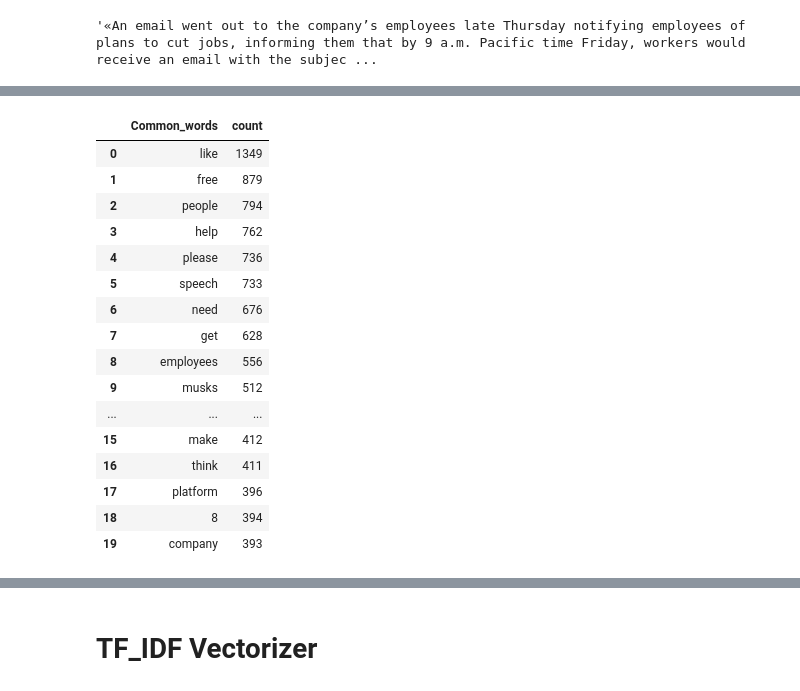
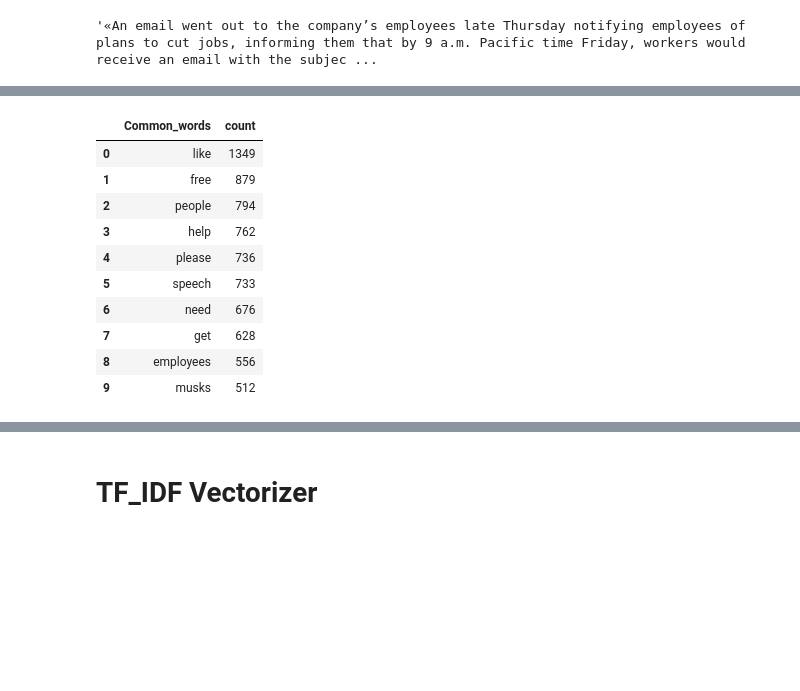
Before and after one commit to Milgha/NLP-FakeNews, a Jupyter notebook: Master_Notebook.ipynb, the cells around one changed output, grey strips where cells are left out. Saved outputs shown, nothing was run; the diff lists cells and outputs as text; code cells hidden in the pictures; blank space fills up the shorter version.

```diff
--- a/Master_Notebook.ipynb
+++ b/Master_Notebook.ipynb
@@ -314,26 +374,20 @@ Neutral_sent = tweets_raw[tweets_raw['Sentiment']=='Neutral']
 # %%
 #MosT common positive words
 from collections import Counter
 
 top = Counter([item for sublist in Positive_sent['Tokenized_Text'] for item in sublist])
-temp_positive = pd.DataFrame(top.most_common(20))
+temp_positive = pd.DataFrame(top.most_common(10))
 temp_positive.columns = ['Common_words','count']
 temp_positive.style.background_gradient(cmap='Greens')
 # %% [output]
 |  | Common_words | count |
 | 0 | like | 1349 |
 | 1 | free | 879 |
 | 2 | people | 794 |
 | 3 | help | 762 |
 | 4 | please | 736 |
 | 5 | speech | 733 |
 | 6 | need | 676 |
 | 7 | get | 628 |
 | 8 | employees | 556 |
 | 9 | musks | 512 |
-| ... | ... | ... |
-| 15 | make | 412 |
-| 16 | think | 411 |
-| 17 | platform | 396 |
-| 18 | 8 | 394 |
-| 19 | company | 393 |
```
Also changed, not shown: parts of 72 cells of this notebook, 7 other files.
